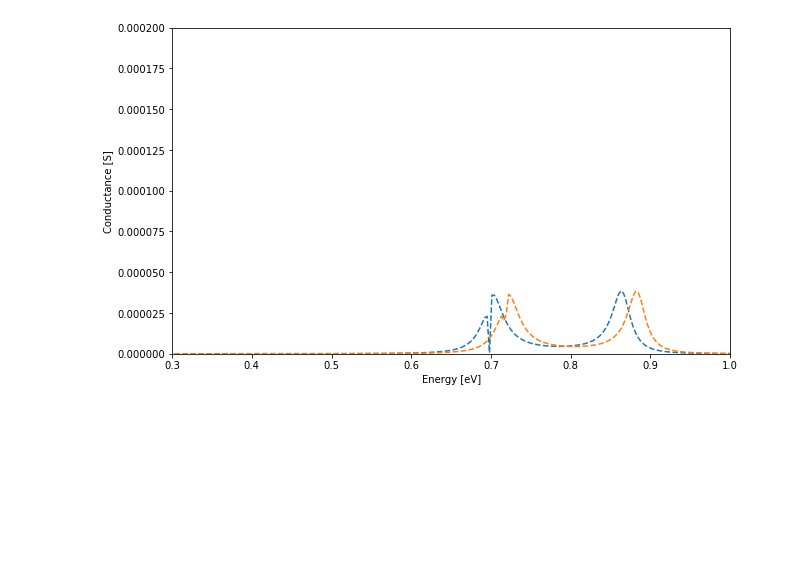
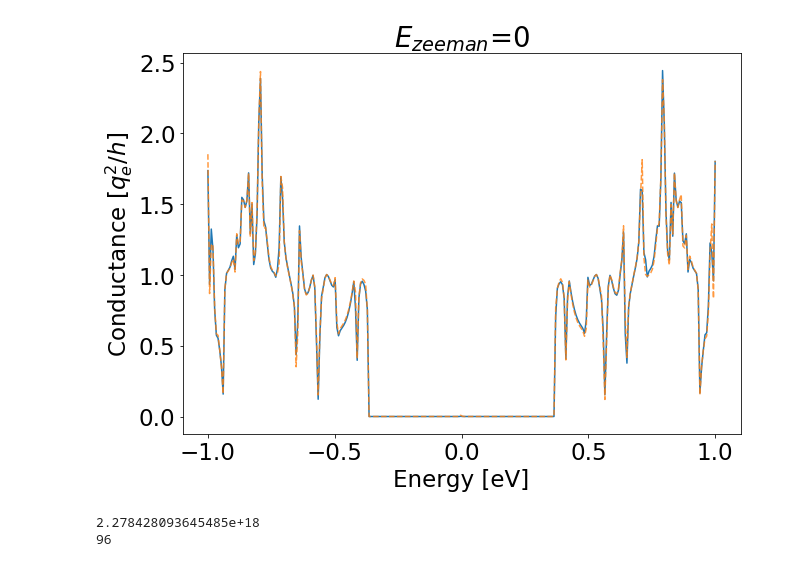
Before and after one commit to paragonal/graphene-quantum-dot, a Jupyter notebook: graphene quantum dot.ipynb, the cells around one changed output. Cells and saved outputs as stored; diff of their text form; code cells hidden in the pictures; blank space fills up the shorter version.

```diff
--- a/graphene quantum dot.ipynb
+++ b/graphene quantum dot.ipynb
@@ -393,32 +415,38 @@ np.save("data/150_angstroms/5mV_Z10meV_antiparallel", out)
 # %%
-plt.figure(figsize=(10,6))
+### Cell for properly formatting conductance plots for putting into a poster ###
+plt.figure(figsize=(10,7))
 
+font = {'family' : 'normal',
+        'weight' : 'normal',
+        'size'   : 23}
 
-# out = np.load("data/150_angstroms/5mV_gapless.npy", allow_pickle=True)
-E_z = 10/1000 * ev_to_j
-E_z = 0
+plt.rc('font', **font)
+
+out = np.load("data/testing_antiparallel.npy", allow_pickle=True)
 current, energies, total, spin_downs, spin_ups = out
-plt.plot((energies-E_z)/ev_to_j, spin_downs, "--")
-plt.plot((energies+E_z)/ev_to_j, spin_ups,"--")
+plt.plot(energies, spin_downs,alpha=1, label="Down")
+plt.plot(energies, spin_ups,"--", alpha=0.8, label="Up")
+# plt.legend()
+plt.xlabel("Energy [eV]")
+plt.ylabel("Conductance [$q_e^2/h$]")
+plt.title("$E_{zeeman}$=0")
+plt.savefig("graphs/final figs/antiparallel conductance")
+plt.show()
 
-
-# out = np.load("data/150_angstroms/5mV_Z10meV.npy", allow_pickle=True)
-#
-# current, energies, total, spin_downs, spin_ups = out
-# plt.plot(energies/ev_to_j, spin_downs)
-# plt.plot(energies/ev_to_j, spin_ups)
-
-plt.xlim(0.3,1)
-plt.ylim(0,2e-4)
-
-plt.xlabel("Energy [eV]")
-plt.ylabel("Conductance [S]")
-plt.savefig("graphs/150 angstrom dot/conductance plot")
-
+### Little script to see when the gap ends ###
 for i in range(1,len(energies)):
     if total[-i] == 0:
         print(energies[-i]/ev_to_j)
         print(i)
         break
+
+### Reset font back to normal ###
+font = {'family' : 'normal',
+        'weight' : 'normal',
+        'size'   : 10}
+
+plt.rc('font', **font)
 # %% [output]
-[figure, old version]
+[figure, new version]
+2.278428093645485e+18
+96
```
Also changed, not shown: parts of 6 cells of this notebook, 4 other files.
